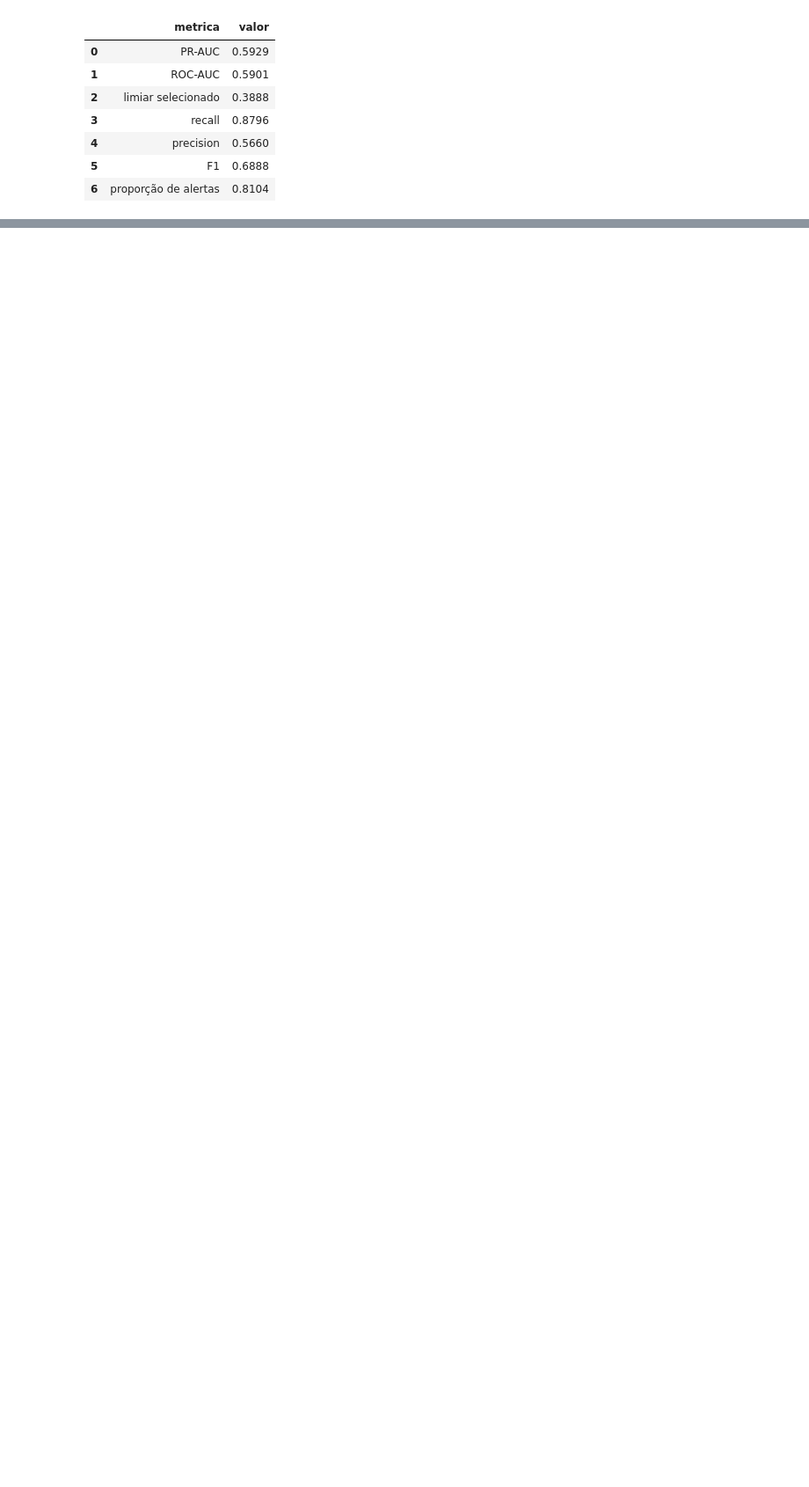
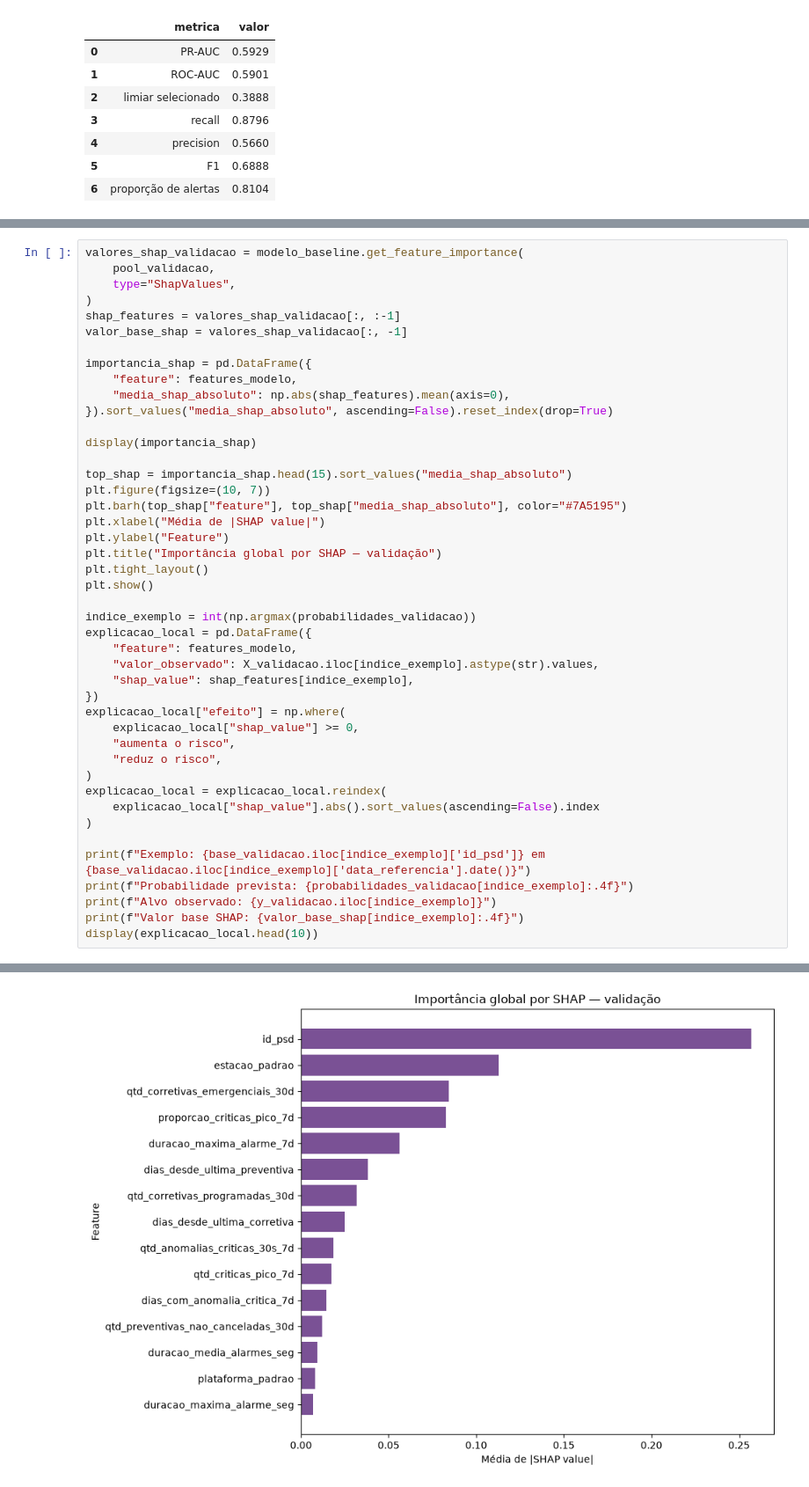
Before and after one commit to joaocardosodias/Lumem, a Jupyter notebook: src/modelo-07/03_treinamento_cat.ipynb, the cells around one changed output, grey strips where cells are left out. Shown at 88% size. Saved outputs shown, nothing was run; the diff lists cells and outputs as text; blank space fills up the shorter version.

```diff
--- a/src/modelo-07/03_treinamento_cat.ipynb
+++ b/src/modelo-07/03_treinamento_cat.ipynb
@@ -247,0 +331,45 @@ display(metricas_validacao)
+# %%
+valores_shap_validacao = modelo_baseline.get_feature_importance(
+    pool_validacao,
+    type="ShapValues",
+)
+shap_features = valores_shap_validacao[:, :-1]
+valor_base_shap = valores_shap_validacao[:, -1]
+
+importancia_shap = pd.DataFrame({
+    "feature": features_modelo,
+    "media_shap_absoluto": np.abs(shap_features).mean(axis=0),
+}).sort_values("media_shap_absoluto", ascending=False).reset_index(drop=True)
+
+display(importancia_shap)
+
+top_shap = importancia_shap.head(15).sort_values("media_shap_absoluto")
+plt.figure(figsize=(10, 7))
+plt.barh(top_shap["feature"], top_shap["media_shap_absoluto"], color="#7A5195")
+plt.xlabel("Média de |SHAP value|")
+plt.ylabel("Feature")
+plt.title("Importância global por SHAP — validação")
+plt.tight_layout()
+plt.show()
+
+indice_exemplo = int(np.argmax(probabilidades_validacao))
+explicacao_local = pd.DataFrame({
+    "feature": features_modelo,
+    "valor_observado": X_validacao.iloc[indice_exemplo].astype(str).values,
+    "shap_value": shap_features[indice_exemplo],
+})
+explicacao_local["efeito"] = np.where(
+    explicacao_local["shap_value"] >= 0,
+    "aumenta o risco",
+    "reduz o risco",
+)
+explicacao_local = explicacao_local.reindex(
+    explicacao_local["shap_value"].abs().sort_values(ascending=False).index
+)
+
+print(f"Exemplo: {base_validacao.iloc[indice_exemplo]['id_psd']} em {base_validacao.iloc[indice_exemplo]['data_referencia'].date()}")
+print(f"Probabilidade prevista: {probabilidades_validacao[indice_exemplo]:.4f}")
+print(f"Alvo observado: {y_validacao.iloc[indice_exemplo]}")
+print(f"Valor base SHAP: {valor_base_shap[indice_exemplo]:.4f}")
+display(explicacao_local.head(10))
+# %% [output]
@@ -247,0 +393 @@ display(metricas_validacao)
+[figure, added]
```
Also changed, not shown: parts of 4 cells of this notebook.
